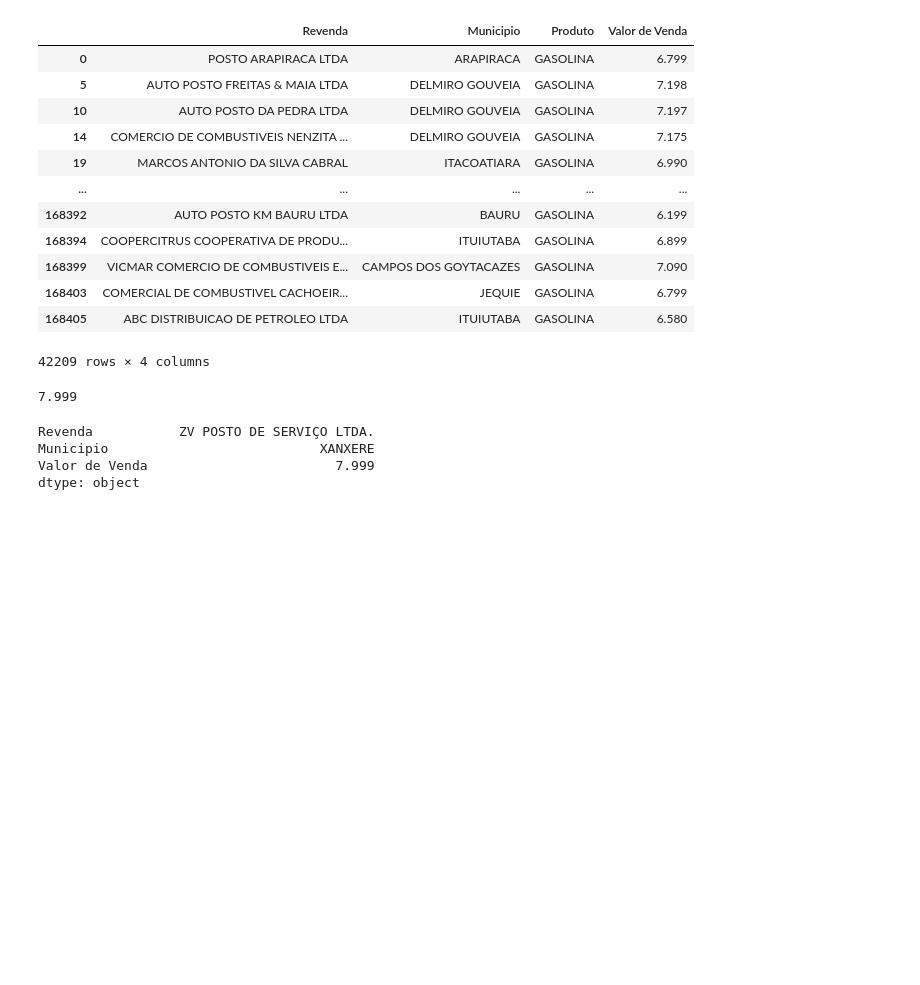
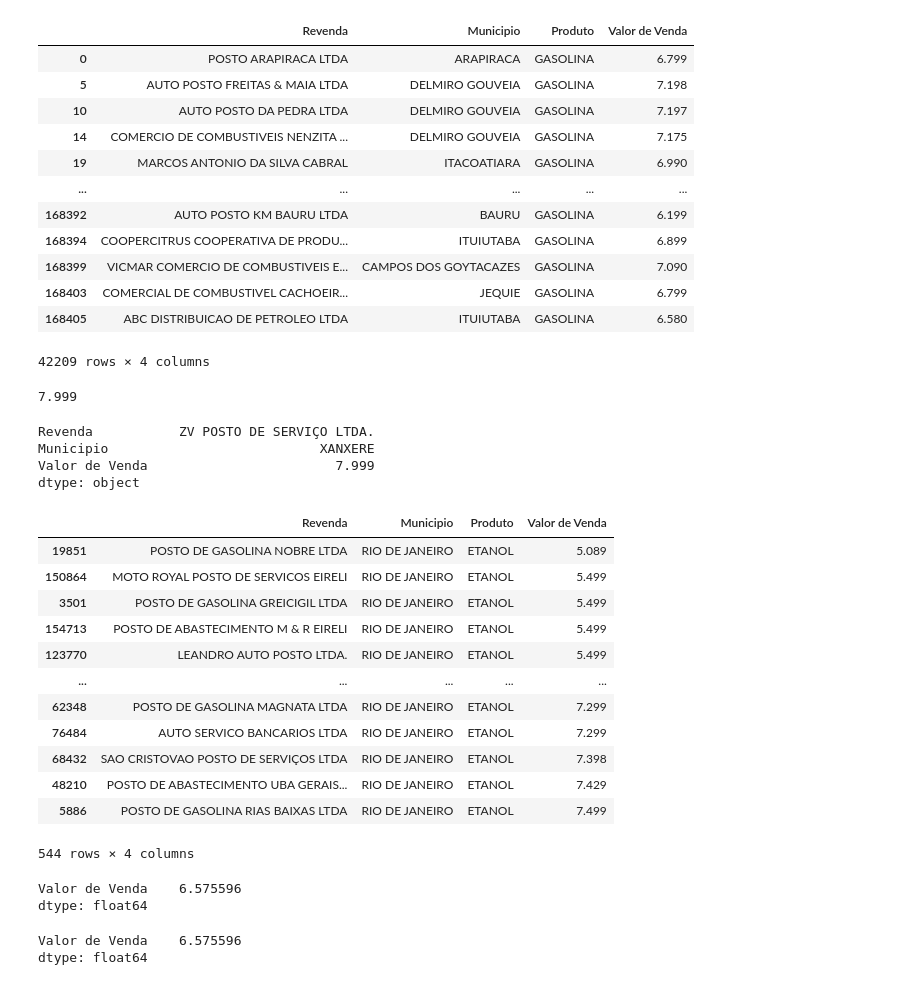
Before and after one commit to jeanzinho509/Analise_de_dados, a Jupyter notebook: Primeiro_Exemplo_em_Pandas.ipynb, the cells around one changed output. Drawn from its saved outputs; the diff is of its cells as text; code cells hidden in the pictures; blank space fills up the shorter version.

```diff
--- a/Primeiro_Exemplo_em_Pandas.ipynb
+++ b/Primeiro_Exemplo_em_Pandas.ipynb
@@ -228,3 +228,38 @@ Revenda           ZV POSTO DE SERVIÇO LTDA.
 Municipio                           XANXERE
 Valor de Venda                        7.999
 dtype: object
+# %%
+#DataFrame.loc[] com multiplas condiçoes para filtragem
+ #Quais são os preços, postos que vendem ETANOL na minha cidade (RIO DE JANEIRO)?
+ #ordenado do menor preço para o maior
+etanol_rj_df = ca_df.loc[(ca_df['Produto'] == 'ETANOL') & (ca_df['Municipio'] == 'RIO DE JANEIRO')]
+display(etanol_rj_df.sort_values(by='Valor de Venda'))
+# %% [output]
+|  | Revenda | Municipio | Produto | Valor de Venda |
+| 19851 | POSTO DE GASOLINA NOBRE LTDA | RIO DE JANEIRO | ETANOL | 5.089 |
+| 150864 | MOTO ROYAL POSTO DE SERVICOS EIRELI | RIO DE JANEIRO | ETANOL | 5.499 |
+| 3501 | POSTO DE GASOLINA GREICIGIL LTDA | RIO DE JANEIRO | ETANOL | 5.499 |
+| 154713 | POSTO DE ABASTECIMENTO M & R EIRELI | RIO DE JANEIRO | ETANOL | 5.499 |
+| 123770 | LEANDRO AUTO POSTO LTDA. | RIO DE JANEIRO | ETANOL | 5.499 |
+| ... | ... | ... | ... | ... |
+| 62348 | POSTO DE GASOLINA MAGNATA LTDA | RIO DE JANEIRO | ETANOL | 7.299 |
+| 76484 | AUTO SERVICO BANCARIOS LTDA | RIO DE JANEIRO | ETANOL | 7.299 |
+| 68432 | SAO CRISTOVAO POSTO DE SERVIÇOS LTDA | RIO DE JANEIRO | ETANOL | 7.398 |
+| 48210 | POSTO DE ABASTECIMENTO UBA GERAIS... | RIO DE JANEIRO | ETANOL | 7.429 |
+| 5886 | POSTO DE GASOLINA RIAS BAIXAS LTDA | RIO DE JANEIRO | ETANOL | 7.499 |
+544 rows × 4 columns
+# %%
+#qual a media de preços dos combustiveis GASOLINA e GASOLINA ADITIVADA do Baireo BELA VISTA em SÃO PAULO
+display(combustiveis_df.loc[(combustiveis_df['Bairro'] == 'MOOCA') & (combustiveis_df['Municipio'] == 'SAO PAULO') & ((combustiveis_df['Produto'] == 'GASOLINA') | (combustiveis_df['Produto'] == 'GASOLINA ADITIVADA')), ['Valor de Venda']].mean())
+# %% [output]
+Valor de Venda    6.575596
+dtype: float64
+# %%
+#qual a média de preços dos combustiveis GASOLINA e GASOLINA ADITIVADA do Baireo MOOCA em SÃO PAULO
+display(combustiveis_df.loc[(combustiveis_df['Bairro'] == 'MOOCA') &
+                            (combustiveis_df['Municipio'] == 'SAO PAULO') &
+                            (combustiveis_df['Produto'].isin([ "GASOLINA", "GASOLINA ADITIVADA"])),
+                            ['Valor de Venda']].mean())
+# %% [output]
+Valor de Venda    6.575596
+dtype: float64
```
Also changed, not shown: parts of 1 cell of this notebook.
